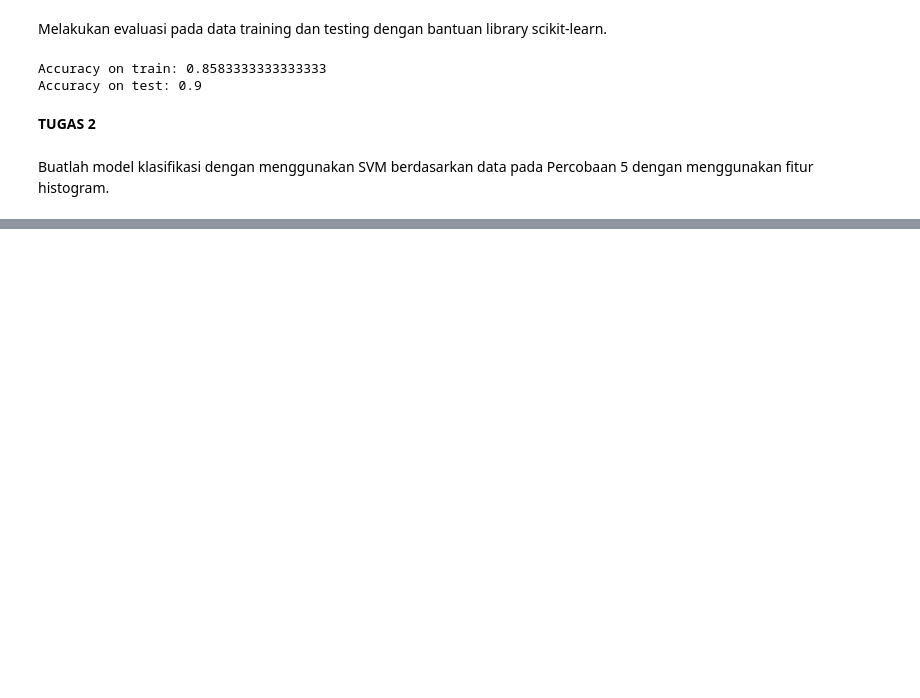
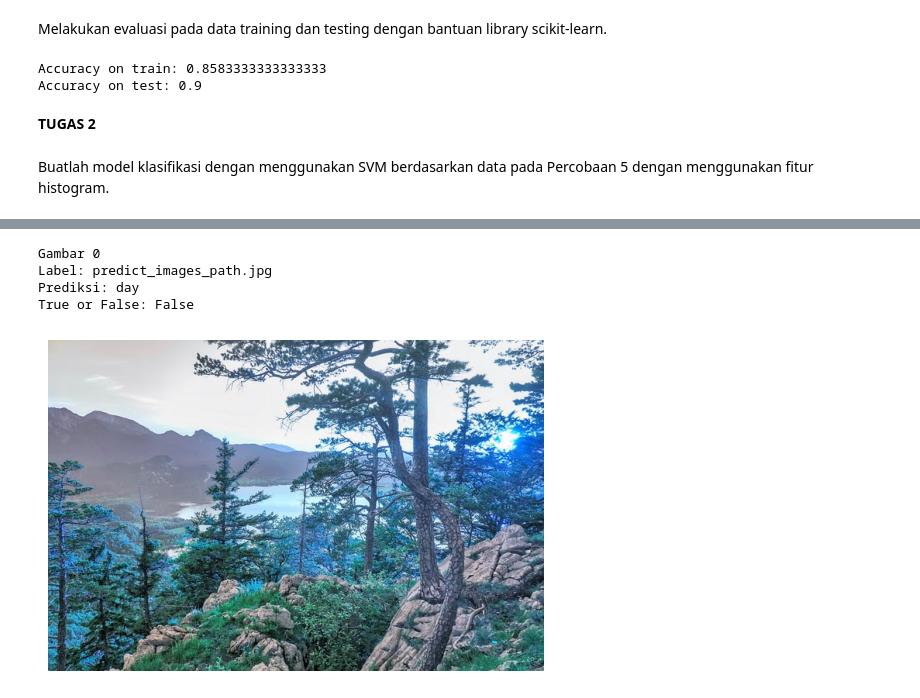
Before and after one commit to YayunEldina/PEMB_MESIN_Ganjil_2024, a Jupyter notebook: Jobsheet_4_Klasifikasi.ipynb, the cells around one changed output, grey strips where cells are left out. Saved outputs shown, nothing was run; the diff lists cells and outputs as text; code cells hidden in the pictures; blank space fills up the shorter version.

```diff
--- a/Jobsheet_4_Klasifikasi.ipynb
+++ b/Jobsheet_4_Klasifikasi.ipynb
@@ -730,0 +908,2 @@ Buatlah model klasifikasi dengan menggunakan SVM berdasarkan data pada Percobaan
+# %%
+train_std_img_list = preprocess(train_img)
@@ -730,0 +1022,37 @@ Buatlah model klasifikasi dengan menggunakan SVM berdasarkan data pada Percobaan
+# %%
+if len(predict_images) > 0:  # Memastikan ada gambar yang tersedia
+    rand_num = np.random.randint(0, len(predict_images))
+
+    pred_img = predict_images[rand_num][0]
+    label = predict_images[rand_num][1]
+
+    # Standarisasi gambar prediksi
+    pred_img_std = standarized_input(pred_img)
+
+    # Ekstraksi fitur dari gambar prediksi
+    avg_low_hist, avg_high_hist = extract_avg_intensity(pred_img_std)
+    avg_color = extract_avg_color(pred_img_std)
+
+    # Menggabungkan fitur
+    features = [avg_low_hist[0], avg_high_hist[0]] + list(avg_color)
+
+    # Melakukan prediksi
+    prediction = model.predict(np.array(features).reshape(1, -1))
+    prediction_str = 'day' if prediction[0] == 1 else 'night'
+
+    print(f'Gambar {rand_num}')
+    print(f'Label: {label}')
+    print(f'Prediksi: {prediction_str}')
+    print(f'True or False: {"True" if label == prediction_str else "False"}')  # Perbaikan di sini
+
+    plt.imshow(pred_img)  # Menggunakan pred_img untuk menampilkan gambar
+    plt.axis('off')  # Menyembunyikan sumbu gambar
+    plt.show()
+else:
+    print("Tidak ada gambar yang tersedia di path yang ditentukan.")
+# %% [output]
+Gambar 0
+Label: predict_images_path.jpg
+Prediksi: day
+True or False: False
+[figure, added]
```
Also changed, not shown: parts of 39 cells of this notebook.
